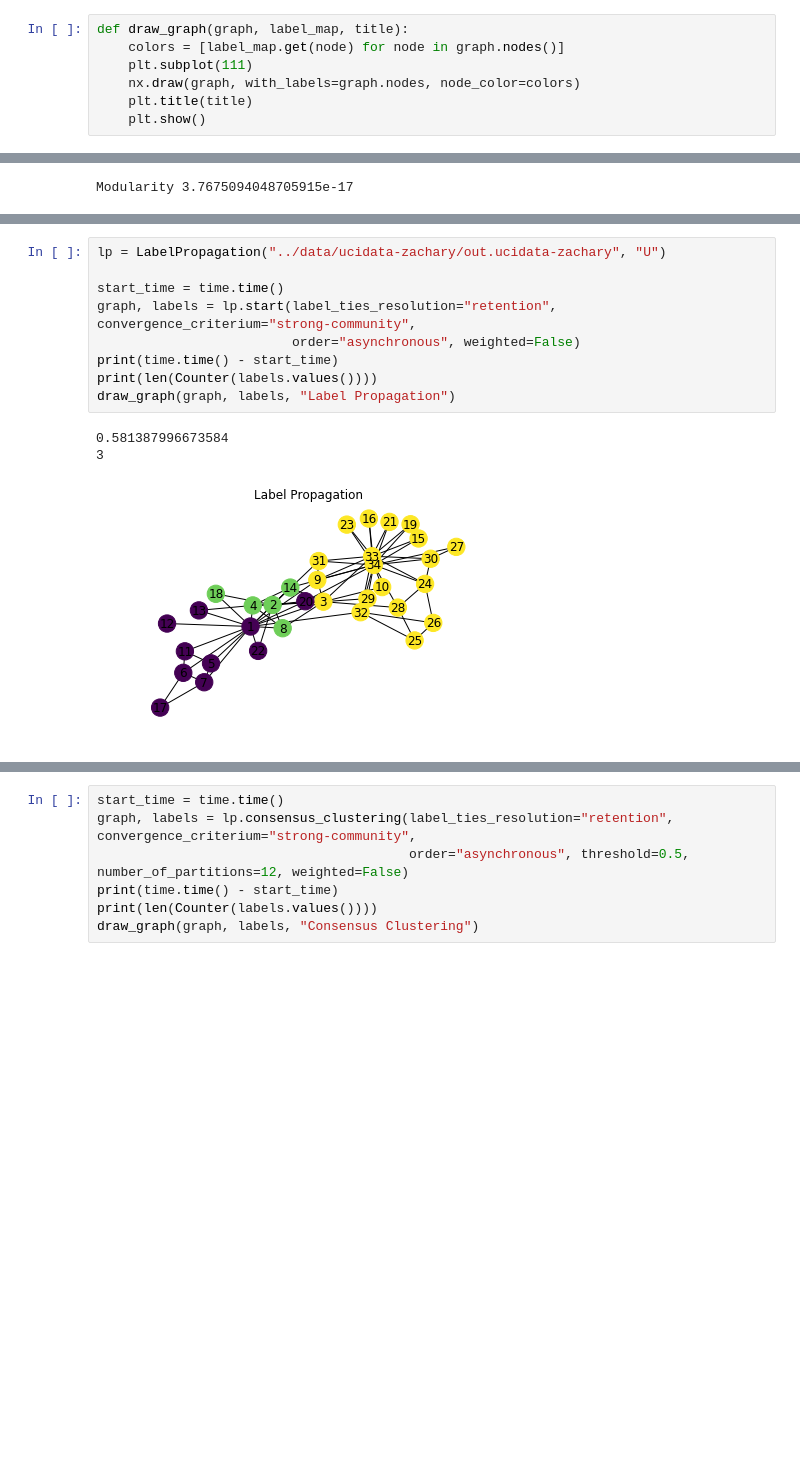
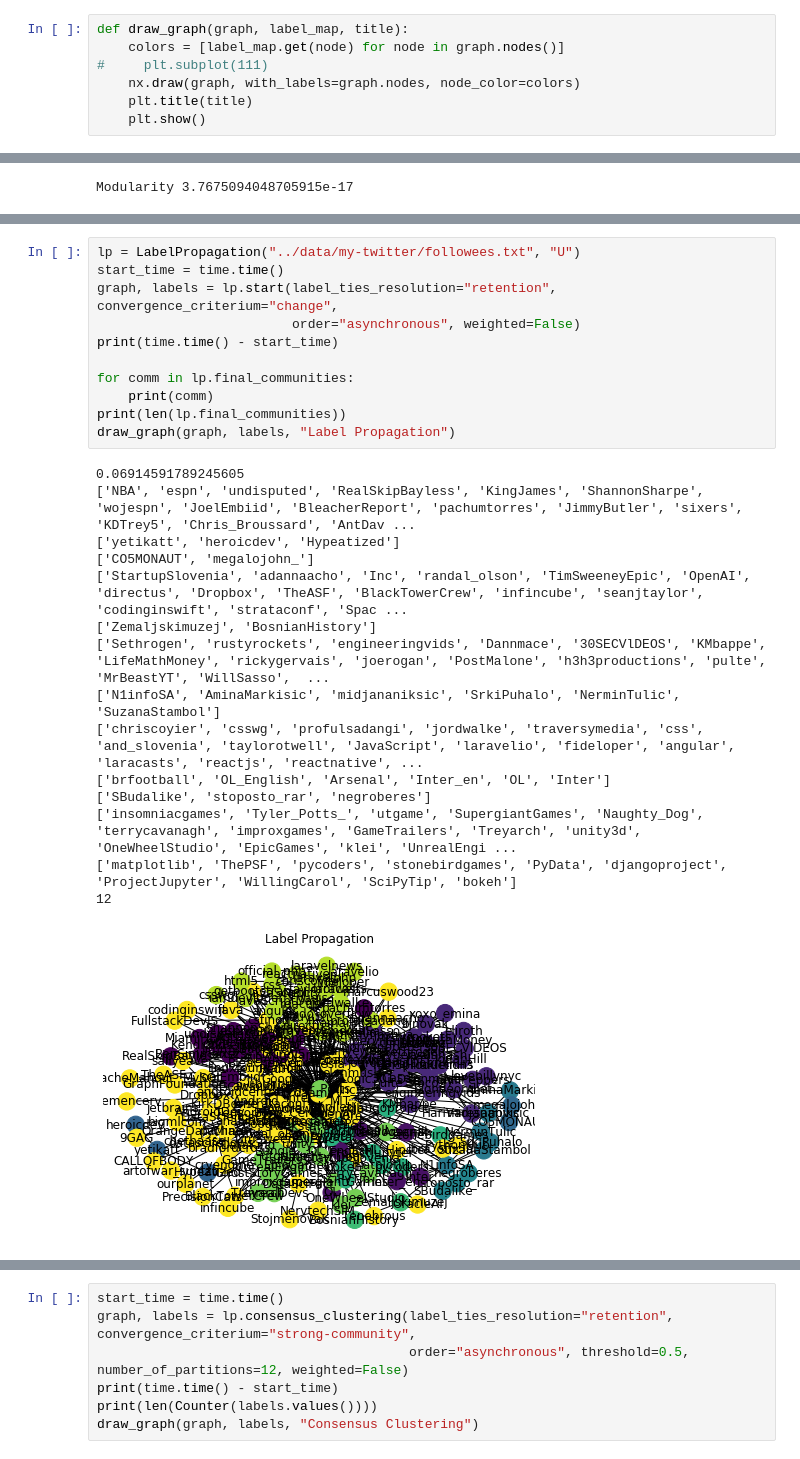
Before and after one commit to damir1407/label-propagation, a Jupyter notebook: notebooks/01-analysis_synthetic_graphs.ipynb, the cells around one changed output, grey strips where cells are left out. Saved outputs shown, nothing was run; the diff lists cells and outputs as text; blank space fills up the shorter version.

Commit message:
Finish analysis, refactor run example script

```diff
--- a/notebooks/01-analysis_synthetic_graphs.ipynb
+++ b/notebooks/01-analysis_synthetic_graphs.ipynb
@@ -11,7 +12,7 @@ import time
 # %%
 def draw_graph(graph, label_map, title):
     colors = [label_map.get(node) for node in graph.nodes()]
-    plt.subplot(111)
+#     plt.subplot(111)
     nx.draw(graph, with_labels=graph.nodes, node_color=colors)
     plt.title(title)
     plt.show()
@@ -40,13 +39,27 @@ Modularity 3.7675094048705915e-17
 # %%
-lp = LabelPropagation("../data/ucidata-zachary/out.ucidata-zachary", "U")
-
+lp = LabelPropagation("../data/my-twitter/followees.txt", "U")
 start_time = time.time()
-graph, labels = lp.start(label_ties_resolution="retention", convergence_criterium="strong-community",
+graph, labels = lp.start(label_ties_resolution="retention", convergence_criterium="change",
                          order="asynchronous", weighted=False)
 print(time.time() - start_time)
-print(len(Counter(labels.values())))
+
+for comm in lp.final_communities:
+    print(comm)
+print(len(lp.final_communities))
 draw_graph(graph, labels, "Label Propagation")
 # %% [output]
-0.581387996673584
-3
+0.06914591789245605
+['NBA', 'espn', 'undisputed', 'RealSkipBayless', 'KingJames', 'ShannonSharpe', 'wojespn', 'JoelEmbiid', 'BleacherReport', 'pachumtorres', 'JimmyButler', 'sixers', 'KDTrey5', 'Chris_Broussard', 'AntDav ...
+['yetikatt', 'heroicdev', 'Hypeatized']
+['CO5MONAUT', 'megalojohn_']
+['StartupSlovenia', 'adannaacho', 'Inc', 'randal_olson', 'TimSweeneyEpic', 'OpenAI', 'directus', 'Dropbox', 'TheASF', 'BlackTowerCrew', 'infincube', 'seanjtaylor', 'codinginswift', 'strataconf', 'Spac ...
+['Zemaljskimuzej', 'BosnianHistory']
+['Sethrogen', 'rustyrockets', 'engineeringvids', 'Dannmace', '30SECVlDEOS', 'KMbappe', 'LifeMathMoney', 'rickygervais', 'joerogan', 'PostMalone', 'h3h3productions', 'pulte', 'MrBeastYT', 'WillSasso',  ...
+['N1infoSA', 'AminaMarkisic', 'midjananiksic', 'SrkiPuhalo', 'NerminTulic', 'SuzanaStambol']
+['chriscoyier', 'csswg', 'profulsadangi', 'jordwalke', 'traversymedia', 'css', 'and_slovenia', 'taylorotwell', 'JavaScript', 'laravelio', 'fideloper', 'angular', 'laracasts', 'reactjs', 'reactnative', ...
+['brfootball', 'OL_English', 'Arsenal', 'Inter_en', 'OL', 'Inter']
+['SBudalike', 'stoposto_rar', 'negroberes']
+['insomniacgames', 'Tyler_Potts_', 'utgame', 'SupergiantGames', 'Naughty_Dog', 'terrycavanagh', 'improxgames', 'GameTrailers', 'Treyarch', 'unity3d', 'OneWheelStudio', 'EpicGames', 'klei', 'UnrealEngi ...
+['matplotlib', 'ThePSF', 'pycoders', 'stonebirdgames', 'PyData', 'djangoproject', 'ProjectJupyter', 'WillingCarol', 'SciPyTip', 'bokeh']
+12
-[figure, old version]
+[figure, new version]
```
Also changed, not shown: parts of 16 cells of this notebook, 3 other files.
